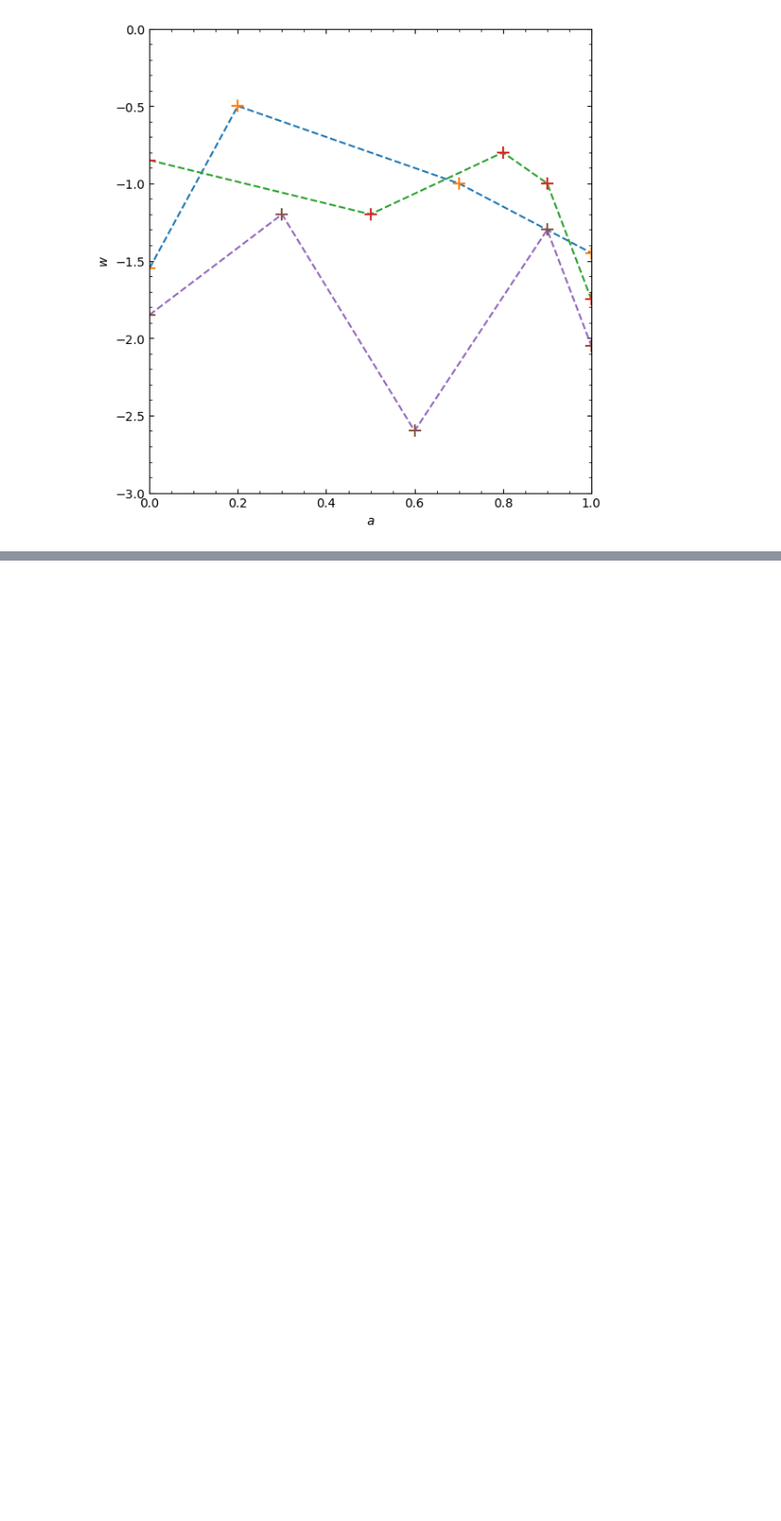
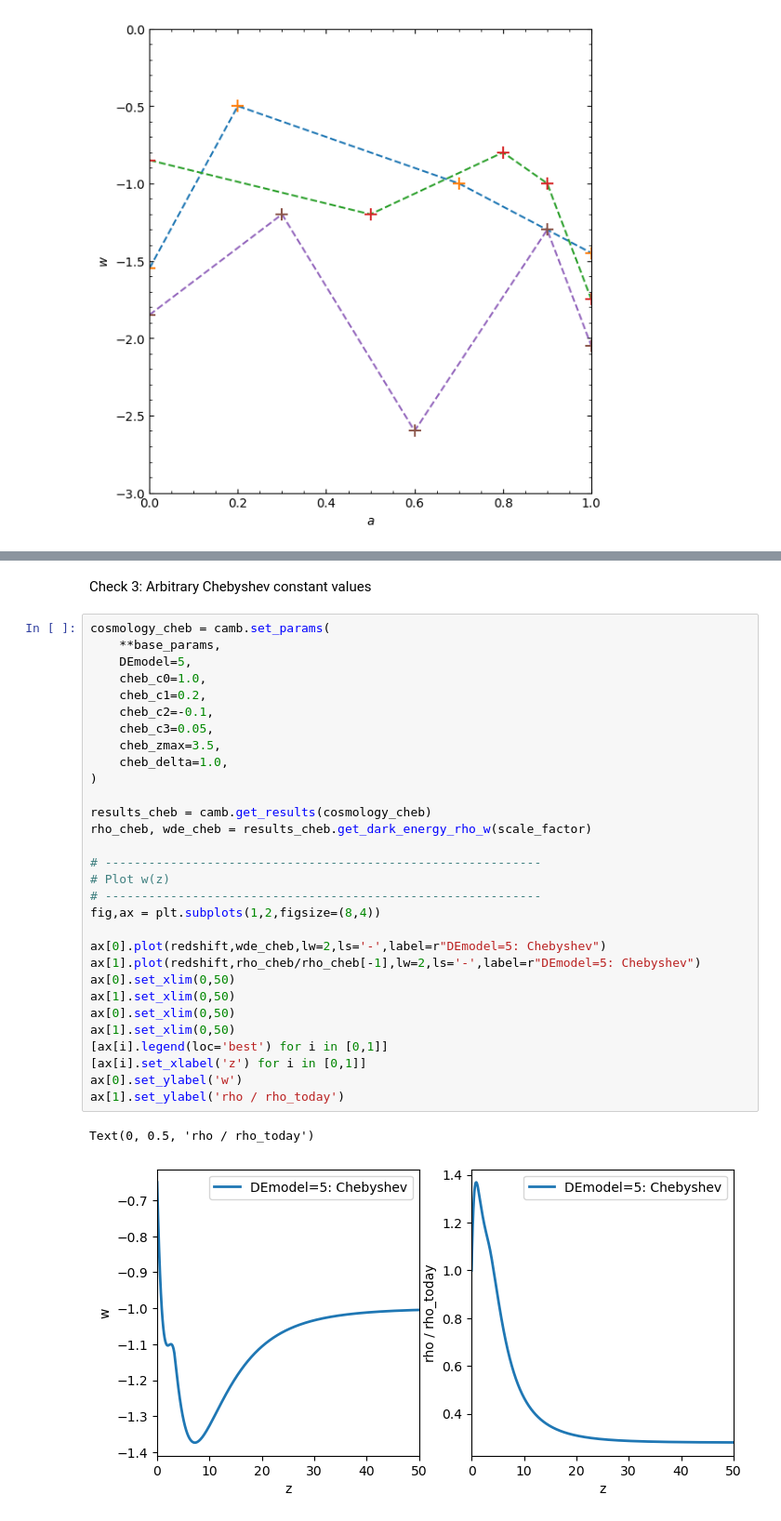
Before and after one commit to diogohf/CAMBv2LateDE, a Jupyter notebook: docs/test_latede.ipynb, the cells around one changed output, grey strips where cells are left out. Shown at 93% size. Drawn from its saved outputs; the diff is of its cells as text; blank space fills up the shorter version.

```diff
--- a/docs/test_latede.ipynb
+++ b/docs/test_latede.ipynb
@@ -239,0 +308,35 @@ plt.show()
+# %% [markdown]
+Check 3: Arbitrary Chebyshev constant values
+# %%
+cosmology_cheb = camb.set_params(
+    **base_params,
+    DEmodel=5,
+    cheb_c0=1.0,
+    cheb_c1=0.2,
+    cheb_c2=-0.1,
+    cheb_c3=0.05,
+    cheb_zmax=3.5,
+    cheb_delta=1.0,
+)
+
+results_cheb = camb.get_results(cosmology_cheb)
+rho_cheb, wde_cheb = results_cheb.get_dark_energy_rho_w(scale_factor)
+
+# ------------------------------------------------------------
+# Plot w(z)
+# ------------------------------------------------------------
+fig,ax = plt.subplots(1,2,figsize=(8,4))
+
+ax[0].plot(redshift,wde_cheb,lw=2,ls='-',label=r"DEmodel=5: Chebyshev")
+ax[1].plot(redshift,rho_cheb/rho_cheb[-1],lw=2,ls='-',label=r"DEmodel=5: Chebyshev")
+ax[0].set_xlim(0,50)
+ax[1].set_xlim(0,50)
+ax[0].set_xlim(0,50)
+ax[1].set_xlim(0,50)
+[ax[i].legend(loc='best') for i in [0,1]]
+[ax[i].set_xlabel('z') for i in [0,1]]
+ax[0].set_ylabel('w')
+ax[1].set_ylabel('rho / rho_today')
+# %% [output]
+Text(0, 0.5, 'rho / rho_today')
+[figure, added]
```
Also changed, not shown: parts of 10 cells of this notebook, 1 other file.
